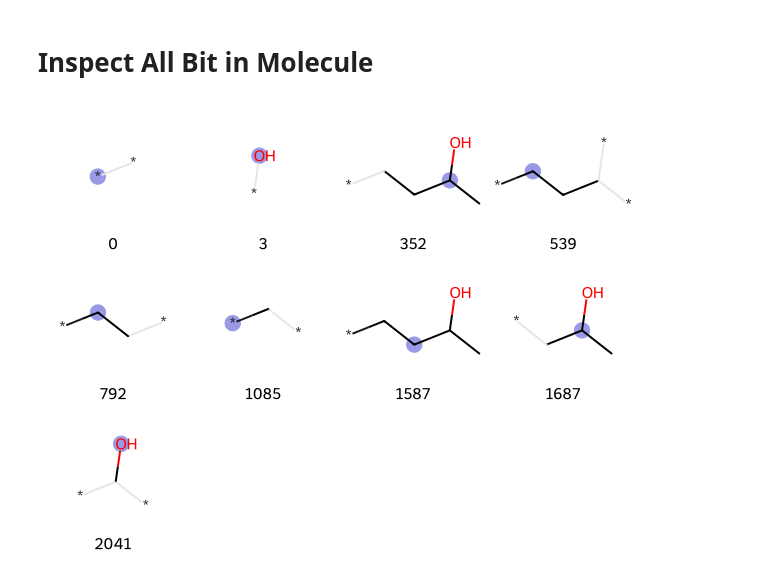
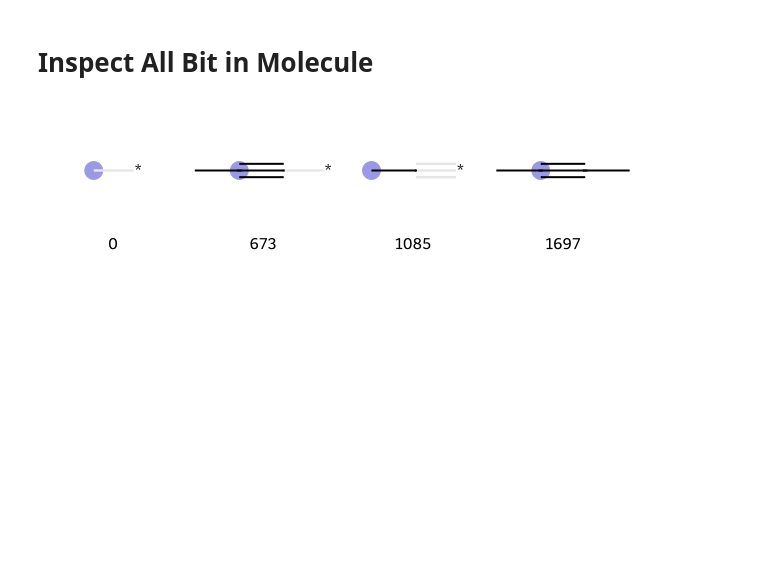
Before and after one commit to Sawahiko/SMILE_to_Feature, a Jupyter notebook: Inspect Bit morgan_fp_2048_bit.ipynb, the cells around one changed output. Saved outputs shown, nothing was run; the diff lists cells and outputs as text; code cells hidden in the pictures; blank space fills up the shorter version.

```diff
--- a/Inspect Bit morgan_fp_2048_bit.ipynb
+++ b/Inspect Bit morgan_fp_2048_bit.ipynb
@@ -48,9 +48,9 @@ def get_index_of_array_that_contain_1_in_any_position(list1):
             result.append(i)
     return result
 # %%
-name1 = "CCCC(C)O"
+name1 = "CCC#C"
 m1 = Chem.MolFromSmiles(name1)
-name2 = "CCC(CC)O"
+name2 = "CC#CC"
 m2 = Chem.MolFromSmiles(name2)
 # %% [markdown]
 # Inspect Bit with Image
@@ -98,10 +98,10 @@ interactive(children=(Dropdown(description='bitIdx', options=(0, 3, 490, 539, 54
 # Inspect All Bit in Molecule
 # %%
 # Inspect Bit
-mol = m1
+mol = m2
 bit_info_mol = {}
 fp_mol = GetHashedMorganFingerprint(mol, 3, bitInfo=bit_info_mol, useFeatures=True)
 all_fragments = [(mol, x, bit_info_mol) for x in get_index_of_array_that_contain_1_in_any_position(list(fp_mol))]
 Draw.DrawMorganBits(all_fragments[:], molsPerRow=4, legends=[str(x) for x in get_index_of_array_that_contain_1_in_any_position(list(fp_mol))][:])
 # %% [output]
-[figure, old version]
+[figure, new version]
```
Also changed, not shown: 8 other files.
